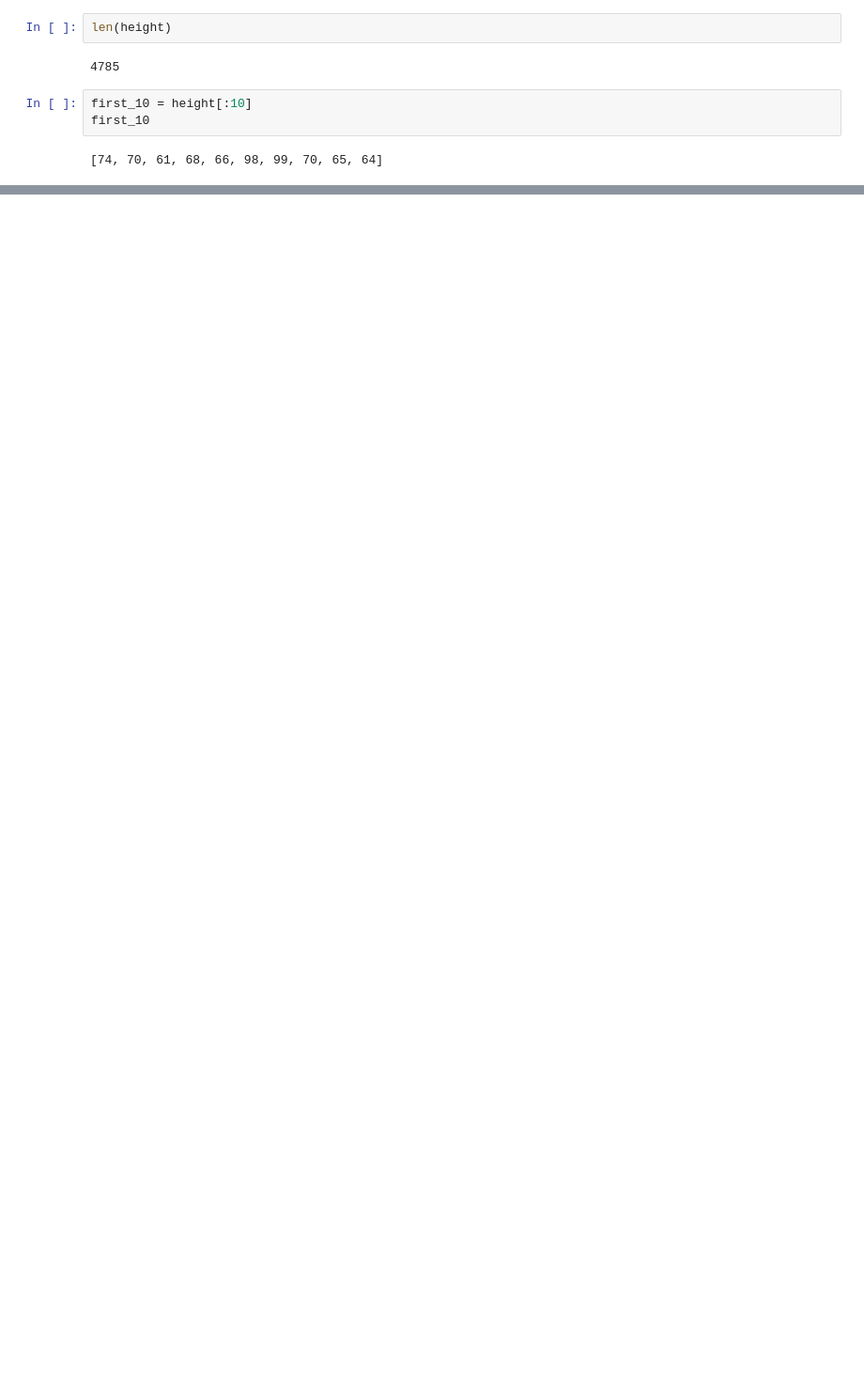
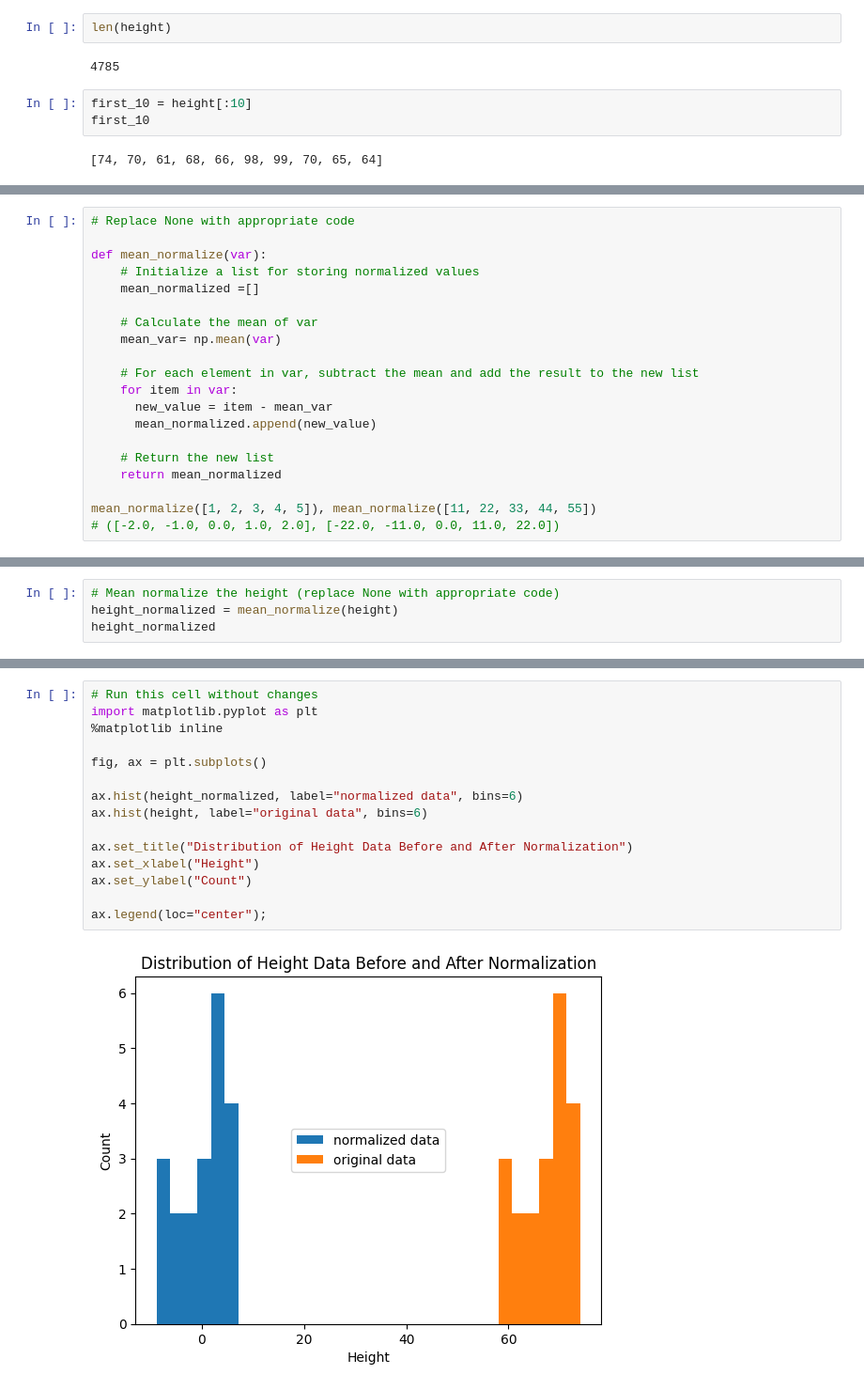
Before and after one commit to warigiasue89/Refresher, a Jupyter notebook: nhis_learning_data.ipynb, the cells around one changed output, grey strips where cells are left out. Shown at 94% size. Cells and saved outputs as stored; diff of their text form; blank space fills up the shorter version.

```diff
--- a/nhis_learning_data.ipynb
+++ b/nhis_learning_data.ipynb
@@ -49,0 +151,20 @@ first_10
+# %%
+# Replace None with appropriate code
+
+def mean_normalize(var):
+    # Initialize a list for storing normalized values
+    mean_normalized =[]
+
+    # Calculate the mean of var
+    mean_var= np.mean(var)
+
+    # For each element in var, subtract the mean and add the result to the new list
+    for item in var:
+      new_value = item - mean_var
+      mean_normalized.append(new_value)
+
+    # Return the new list
+    return mean_normalized
+
+mean_normalize([1, 2, 3, 4, 5]), mean_normalize([11, 22, 33, 44, 55])
+# ([-2.0, -1.0, 0.0, 1.0, 2.0], [-22.0, -11.0, 0.0, 11.0, 22.0])
@@ -49,0 +173,4 @@ first_10
+# %%
+# Mean normalize the height (replace None with appropriate code)
+height_normalized = mean_normalize(height)
+height_normalized
@@ -49,0 +198,17 @@ first_10
+# %%
+# Run this cell without changes
+import matplotlib.pyplot as plt
+%matplotlib inline
+
+fig, ax = plt.subplots()
+
+ax.hist(height_normalized, label="normalized data", bins=6)
+ax.hist(height, label="original data", bins=6)
+
+ax.set_title("Distribution of Height Data Before and After Normalization")
+ax.set_xlabel("Height")
+ax.set_ylabel("Count")
+
+ax.legend(loc="center");
+# %% [output]
+[figure, added]
```
Also changed, not shown: parts of 21 cells of this notebook.
